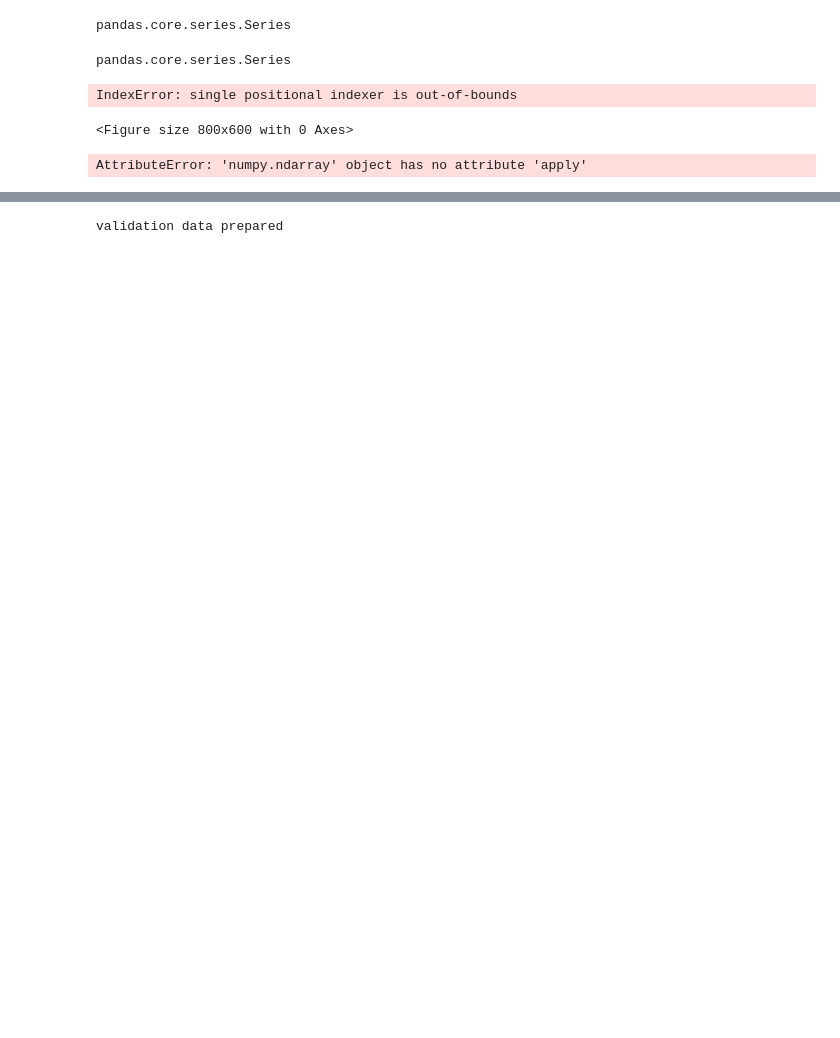
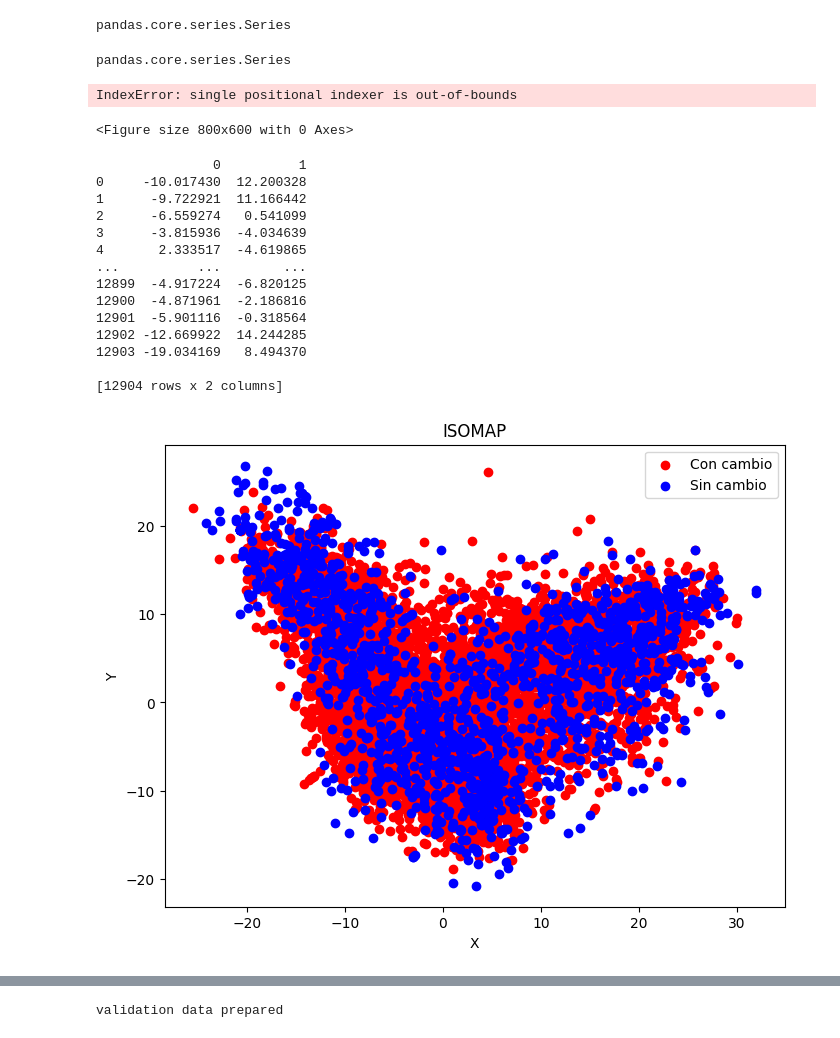
Before and after one commit to PLN-disca-iimas/StyleChangeDetection, a Jupyter notebook: Transformers/BERTonizer.ipynb, the cells around one changed output, grey strips where cells are left out. Drawn from its saved outputs; the diff is of its cells as text; code cells hidden in the pictures; blank space fills up the shorter version.

```diff
--- a/Transformers/BERTonizer.ipynb
+++ b/Transformers/BERTonizer.ipynb
@@ -288,10 +353,24 @@ plot_points_with_labels(Cosine,data[2],"Cosine Sim")
 IndexError: single positional indexer is out-of-bounds
 <Figure size 800x600 with 0 Axes>
 # %%
-X_1=redimensionarPCA(X)
-plot_points_with_labels(X_1,data[2],"PCA")
+X_1=redimensionarISOMAP(X["0"])
+plot_points_with_labels(X_1,X["value"],"ISOMAP")
 # %% [output]
-AttributeError: 'numpy.ndarray' object has no attribute 'apply'
+               0          1
+0     -10.017430  12.200328
+1      -9.722921  11.166442
+2      -6.559274   0.541099
+3      -3.815936  -4.034639
+4       2.333517  -4.619865
+...          ...        ...
+12899  -4.917224  -6.820125
+12900  -4.871961  -2.186816
+12901  -5.901116  -0.318564
+12902 -12.669922  14.244285
+12903 -19.034169   8.494370
+
+[12904 rows x 2 columns]
+[figure, added]
 # %%
 def redimensionarTSNE(X):
     tsne = TSNE(n_components=2, verbose=1, perplexity=40, n_iter=1000)
```
Also changed, not shown: parts of 20 cells of this notebook.
